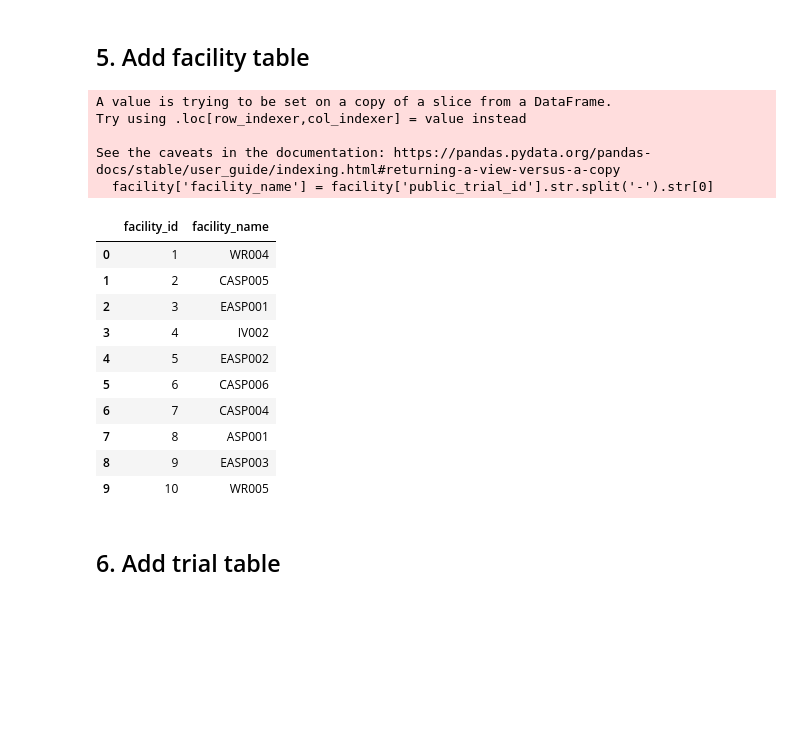
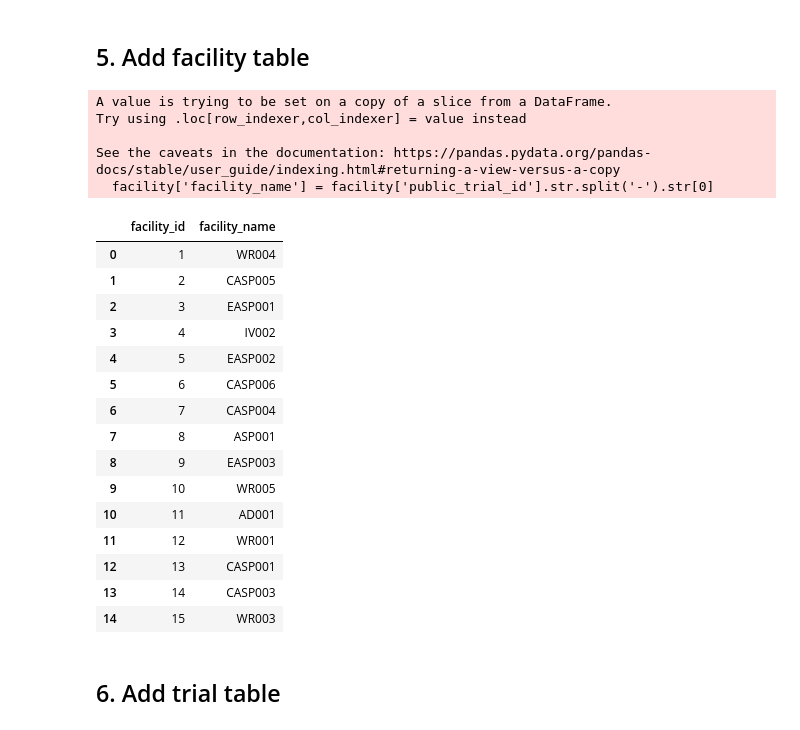
Before and after one commit to uchicago-dsi/compostable-disintegration-analysis, a Jupyter notebook: notebooks/add_facility_trial_trial_conditions.ipynb, the cells around one changed output. Cells and saved outputs as stored; diff of their text form; code cells hidden in the pictures; blank space fills up the shorter version.

Commit message:
add 5 more facilities

```diff
--- a/notebooks/add_facility_trial_trial_conditions.ipynb
+++ b/notebooks/add_facility_trial_trial_conditions.ipynb
@@ -479,31 +467,45 @@ combined_all
 # %%
 facility = facility_id[['public_trial_id']]
 facility['facility_name'] = facility['public_trial_id'].str.split('-').str[0]
 facility = facility[['facility_name']]
+
+# manually add 5 facilities
+new_rows = pd.DataFrame({'facility_name': ['AD001',
+                                           'WR001',
+                                           'CASP001',
+                                           'CASP003',
+                                           'WR003']})
+facility = pd.concat([facility, new_rows], ignore_index=True)
+
 facility['facility_id'] = range(1, len(facility) + 1)
 facility = facility[['facility_id', 'facility_name']]
 
-facility.to_csv('/Users/cecilia/Documents/GitHub/2024-winter-compostable/data/finalized_datasets/facilities.csv', index=False)
+facility.to_csv('/Users/cecilia/Desktop/2024-winter-compostable/data/finalized_datasets/facilities.csv', index=False)
 
 facility
 # Note: no need to add CASP004 because it is already included.
 # %% [output]
 A value is trying to be set on a copy of a slice from a DataFrame.
 Try using .loc[row_indexer,col_indexer] = value instead
 
 See the caveats in the documentation: https://pandas.pydata.org/pandas-docs/stable/user_guide/indexing.html#returning-a-view-versus-a-copy
   facility['facility_name'] = facility['public_trial_id'].str.split('-').str[0]
 |  | facility_id | facility_name |
 | 0 | 1 | WR004 |
 | 1 | 2 | CASP005 |
 | 2 | 3 | EASP001 |
 | 3 | 4 | IV002 |
 | 4 | 5 | EASP002 |
 | 5 | 6 | CASP006 |
 | 6 | 7 | CASP004 |
 | 7 | 8 | ASP001 |
 | 8 | 9 | EASP003 |
 | 9 | 10 | WR005 |
+| 10 | 11 | AD001 |
+| 11 | 12 | WR001 |
+| 12 | 13 | CASP001 |
+| 13 | 14 | CASP003 |
+| 14 | 15 | WR003 |
 # %% [markdown]
 ## 6. Add trial table
 # %%
```
Also changed, not shown: parts of 3 cells of this notebook, 2 other files.
